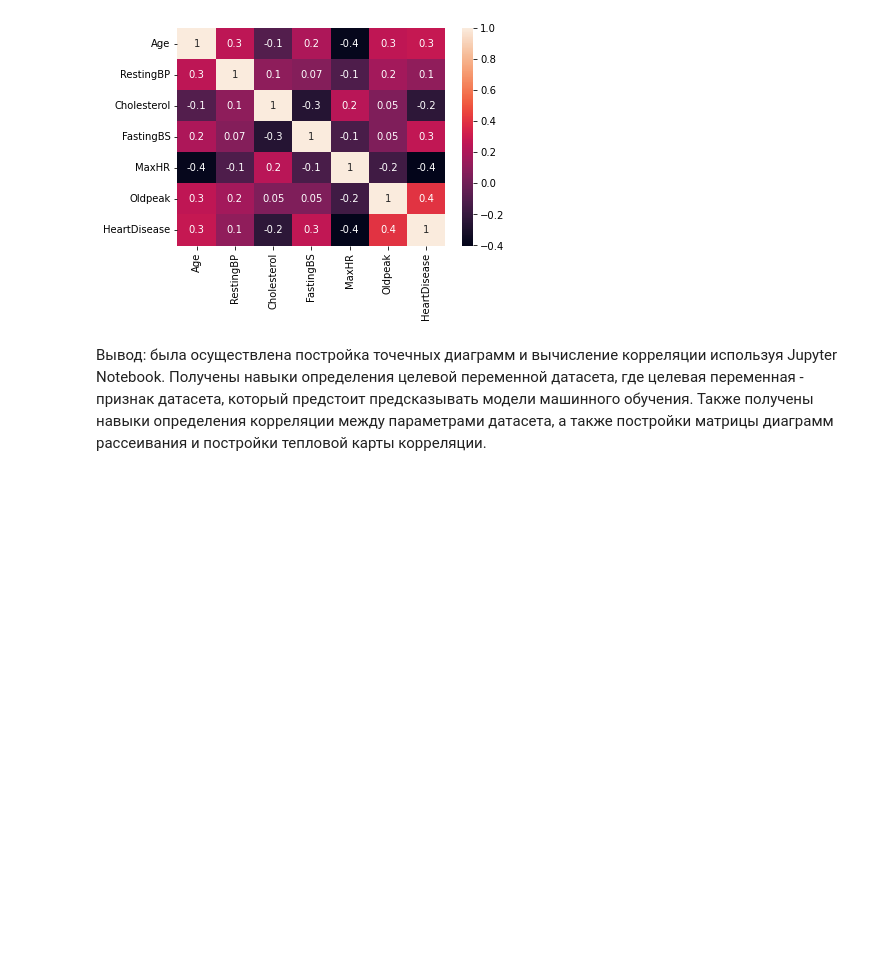
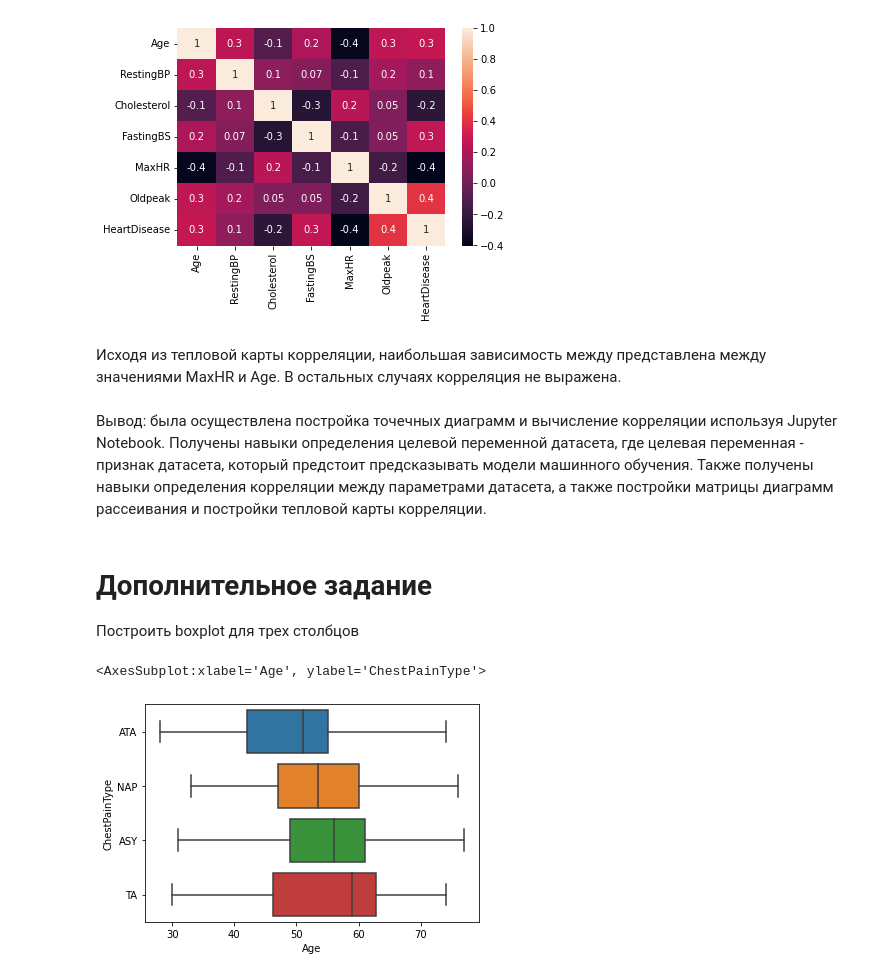
Before and after one commit to Deiwas/analysis_lab2, a Jupyter notebook: lab2.ipynb, the cells around one changed output. Saved outputs shown, nothing was run; the diff lists cells and outputs as text; code cells hidden in the pictures; blank space fills up the shorter version.

```diff
--- a/lab2.ipynb
+++ b/lab2.ipynb
@@ -254,5 +272,15 @@ sns.heatmap(df.corr(), annot = True, fmt='.1g')
 # %% [output]
 <AxesSubplot:>
 [figure]
+# %% [markdown]
+Исходя из тепловой карты корреляции, наибольшая зависимость между представлена между значениями MaxHR и Age. В остальных случаях корреляция не выражена.
 # %% [markdown]
 Вывод: была осуществлена постройка точечных диаграмм и вычисление корреляции используя Jupyter Notebook. Получены навыки определения целевой переменной датасета, где целевая переменная - признак датасета, который предстоит предсказывать модели машинного обучения. Также получены навыки определения корреляции между параметрами датасета, а также постройки матрицы диаграмм рассеивания и постройки тепловой карты корреляции.
+# %% [markdown]
+# Дополнительное задание
+Построить boxplot для трех столбцов
+# %%
+sns.boxplot(data=df, x="Age", y="ChestPainType")
+# %% [output]
+<AxesSubplot:xlabel='Age', ylabel='ChestPainType'>
+[figure, added]
```
Also changed, not shown: parts of 10 cells of this notebook.
